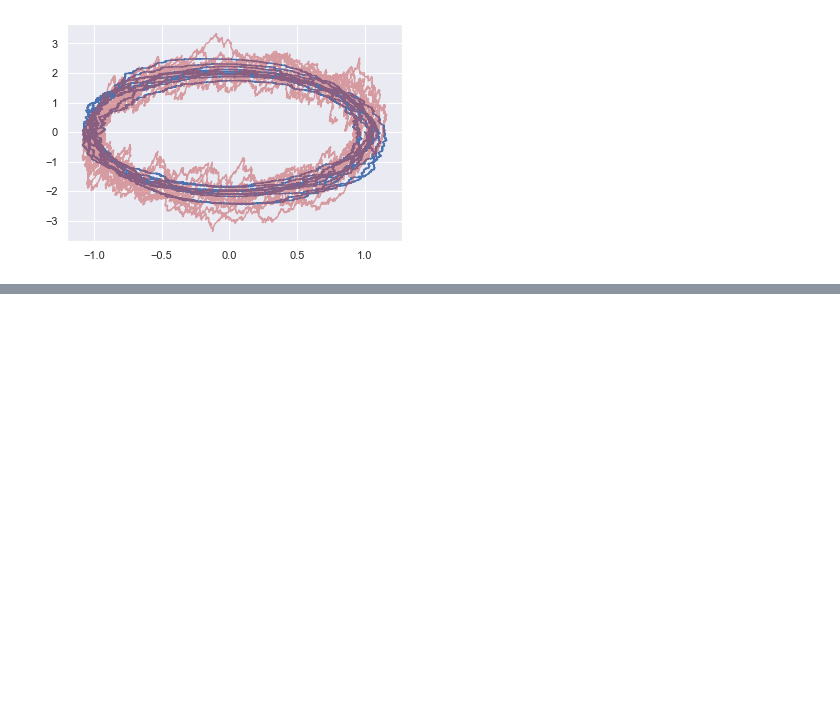
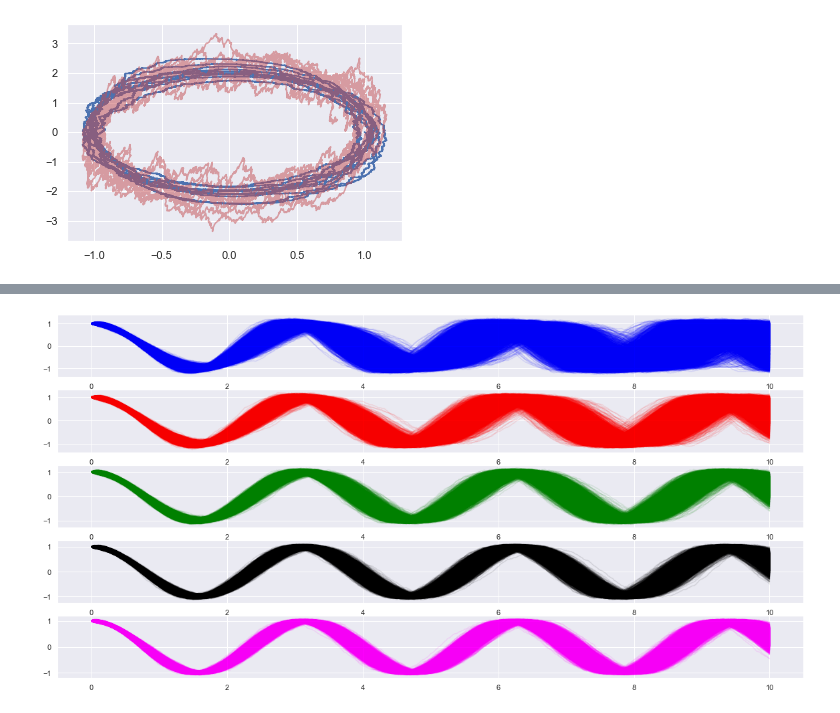
Before and after one commit to dbikiel/lambdaomega, a Jupyter notebook: Analysis of small perturbations to stationary trajectories in Lambda-Omega systems.ipynb, the cells around one changed output, grey strips where cells are left out. Saved outputs shown, nothing was run; the diff lists cells and outputs as text; code cells hidden in the pictures; blank space fills up the shorter version.

```diff
--- a/Analysis of small perturbations to stationary trajectories in Lambda-Omega systems.ipynb
+++ b/Analysis of small perturbations to stationary trajectories in Lambda-Omega systems.ipynb
@@ -320,0 +374,23 @@ plt.plot(data_x, data_x_diff,'r', alpha = 0.5)
+# %%
+lams = [0.25, 0.5, 1, 2, 5]
+sigma = 0.1
+
+rs2_lam = {}
+
+for lam in lams:
+    rs = []
+    for _ in tqdm.notebook(range(10000)):
+        r = realization_with_params_and_time(lam, 1, 1, lam, sigma, 10, 0.01)
+        rs.append(r)
+    rs2_lam[lam] = rs
+# %%
+fig, axs = plt.subplots(5, figsize=(20,10))
+colors = ['blue', 'red', 'green', 'black', 'magenta']
+
+tspan2 = np.linspace(0.0, 10, int(10/0.01 + 1))
+for i, rs in enumerate(rs2_lam):
+    for r in rs2_lam[rs]:
+        axs[i].plot(tspan2, r[:,0], color = colors[i], alpha = 0.1 )
+plt.show()
+# %% [output]
+[figure, added]
```
Also changed, not shown: parts of 28 cells of this notebook, 1 other file.
